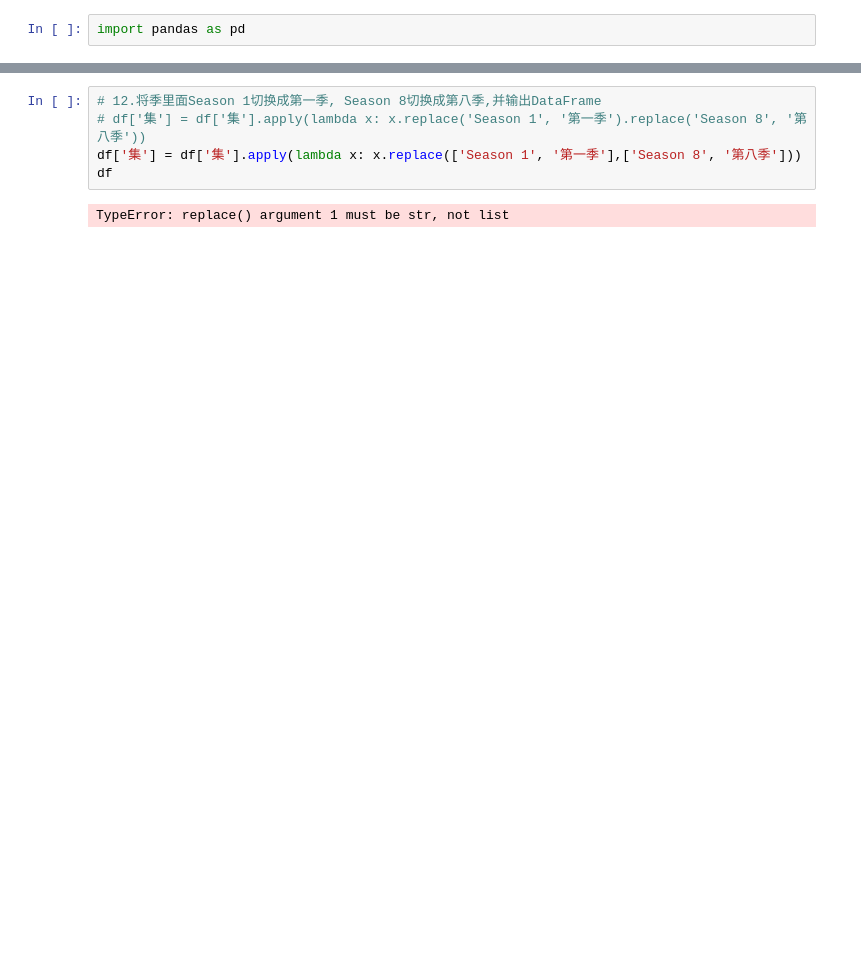
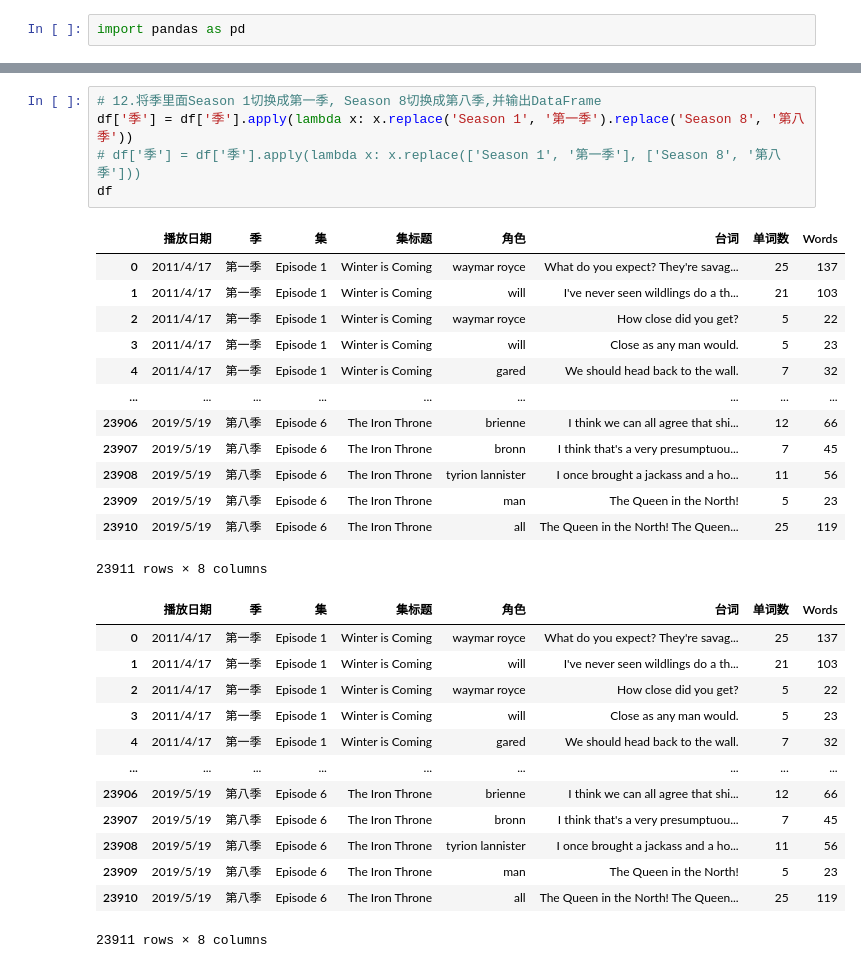
Before and after one commit to Lenovo-Future-Project-Group/Pandas_Sys, a Jupyter notebook: Work/萝卜_王孝天_第二周测试.ipynb, the cells around one changed output, grey strips where cells are left out. Drawn from its saved outputs; the diff is of its cells as text; blank space fills up the shorter version.

```diff
--- a/Work/萝卜_王孝天_第二周测试.ipynb
+++ b/Work/萝卜_王孝天_第二周测试.ipynb
@@ -169,7 +281,32 @@ df
 # %%
 # 12.将季里面Season 1切换成第一季, Season 8切换成第八季,并输出DataFrame
-# df['集'] = df['集'].apply(lambda x: x.replace('Season 1', '第一季').replace('Season 8', '第八季'))
-df['集'] = df['集'].apply(lambda x: x.replace(['Season 1', '第一季'],['Season 8', '第八季']))
+df['季'] = df['季'].apply(lambda x: x.replace('Season 1', '第一季').replace('Season 8', '第八季'))
+# df['季'] = df['季'].apply(lambda x: x.replace(['Season 1', '第一季'], ['Season 8', '第八季']))
 df
 # %% [output]
+|  | 播放日期 | 季 | 集 | 集标题 | 角色 | 台词 | 单词数 | Words |
+| 0 | 2011/4/17 | 第一季 | Episode 1 | Winter is Coming | waymar royce | What do you expect? They're savag... | 25 | 137 |
+| 1 | 2011/4/17 | 第一季 | Episode 1 | Winter is Coming | will | I've never seen wildlings do a th... | 21 | 103 |
+| 2 | 2011/4/17 | 第一季 | Episode 1 | Winter is Coming | waymar royce | How close did you get? | 5 | 22 |
+| 3 | 2011/4/17 | 第一季 | Episode 1 | Winter is Coming | will | Close as any man would. | 5 | 23 |
+| 4 | 2011/4/17 | 第一季 | Episode 1 | Winter is Coming | gared | We should head back to the wall. | 7 | 32 |
+| ... | ... | ... | ... | ... | ... | ... | ... | ... |
+| 23906 | 2019/5/19 | 第八季 | Episode 6 | The Iron Throne | brienne | I think we can all agree that shi... | 12 | 66 |
+| 23907 | 2019/5/19 | 第八季 | Episode 6 | The Iron Throne | bronn | I think that's a very presumptuou... | 7 | 45 |
+| 23908 | 2019/5/19 | 第八季 | Episode 6 | The Iron Throne | tyrion lannister | I once brought a jackass and a ho... | 11 | 56 |
+| 23909 | 2019/5/19 | 第八季 | Episode 6 | The Iron Throne | man | The Queen in the North! | 5 | 23 |
+| 23910 | 2019/5/19 | 第八季 | Episode 6 | The Iron Throne | all | The Queen in the North! The Queen... | 25 | 119 |
-TypeError: replace() argument 1 must be str, not list
+23911 rows × 8 columns
+|  | 播放日期 | 季 | 集 | 集标题 | 角色 | 台词 | 单词数 | Words |
+| 0 | 2011/4/17 | 第一季 | Episode 1 | Winter is Coming | waymar royce | What do you expect? They're savag... | 25 | 137 |
+| 1 | 2011/4/17 | 第一季 | Episode 1 | Winter is Coming | will | I've never seen wildlings do a th... | 21 | 103 |
+| 2 | 2011/4/17 | 第一季 | Episode 1 | Winter is Coming | waymar royce | How close did you get? | 5 | 22 |
+| 3 | 2011/4/17 | 第一季 | Episode 1 | Winter is Coming | will | Close as any man would. | 5 | 23 |
+| 4 | 2011/4/17 | 第一季 | Episode 1 | Winter is Coming | gared | We should head back to the wall. | 7 | 32 |
+| ... | ... | ... | ... | ... | ... | ... | ... | ... |
+| 23906 | 2019/5/19 | 第八季 | Episode 6 | The Iron Throne | brienne | I think we can all agree that shi... | 12 | 66 |
+| 23907 | 2019/5/19 | 第八季 | Episode 6 | The Iron Throne | bronn | I think that's a very presumptuou... | 7 | 45 |
+| 23908 | 2019/5/19 | 第八季 | Episode 6 | The Iron Throne | tyrion lannister | I once brought a jackass and a ho... | 11 | 56 |
+| 23909 | 2019/5/19 | 第八季 | Episode 6 | The Iron Throne | man | The Queen in the North! | 5 | 23 |
+| 23910 | 2019/5/19 | 第八季 | Episode 6 | The Iron Throne | all | The Queen in the North! The Queen... | 25 | 119 |
+23911 rows × 8 columns
```
Also changed, not shown: parts of 11 cells of this notebook, 4 other files.
